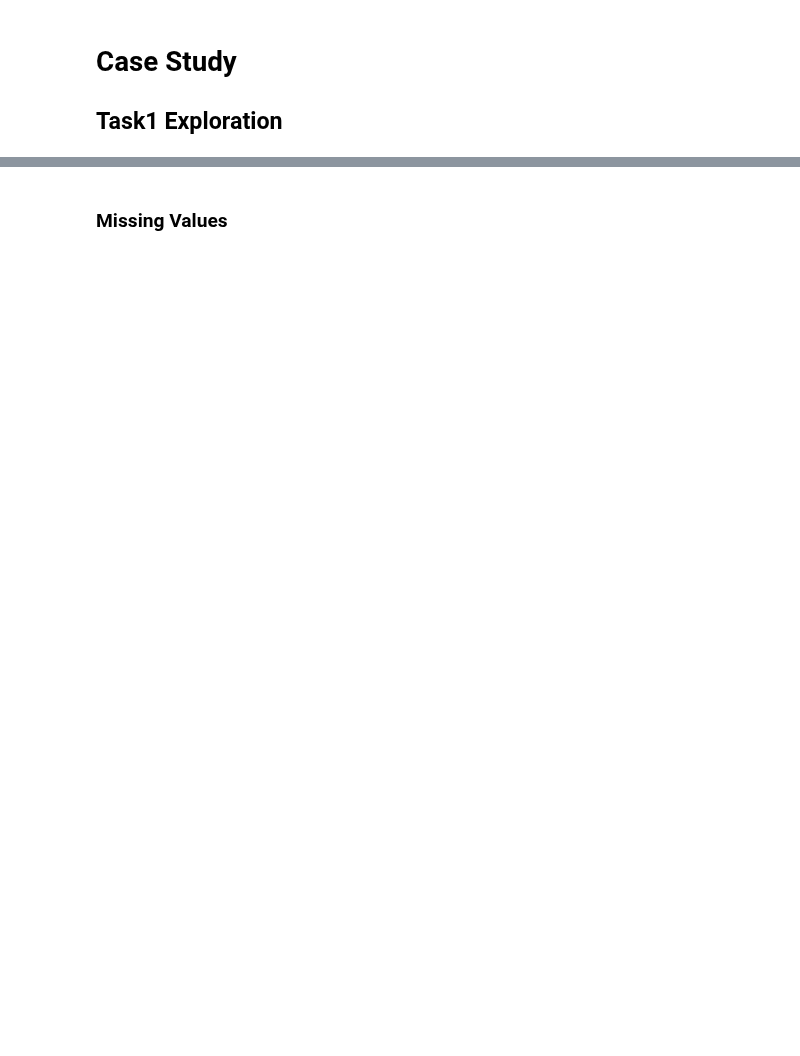
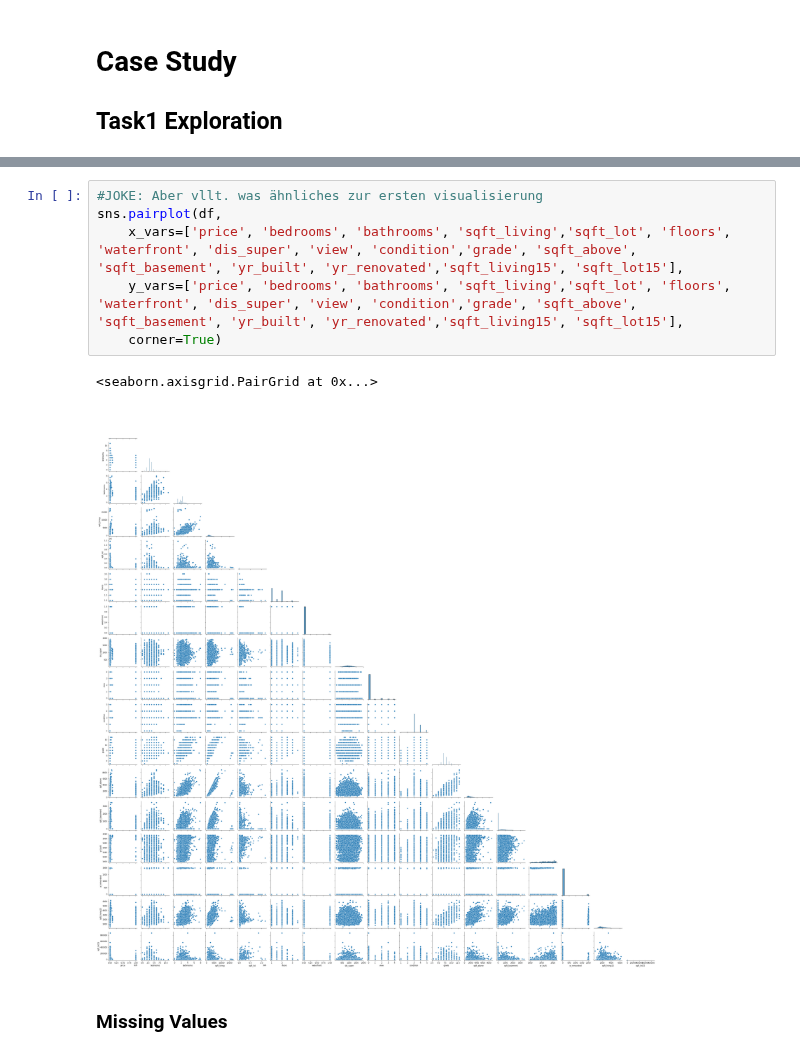
Before and after one commit to robring/advancedDatascience_CaseStudy, a Jupyter notebook: 01_Exploration.ipynb, the cells around one changed output, grey strips where cells are left out. Drawn from its saved outputs; the diff is of its cells as text; blank space fills up the shorter version.

```diff
--- a/01_Exploration.ipynb
+++ b/01_Exploration.ipynb
@@ -12,2 +30,11 @@ df = df.iloc[:, 1:]
+# %%
+#JOKE: Aber vllt. was ähnliches zur ersten visualisierung
+sns.pairplot(df,
+    x_vars=['price', 'bedrooms', 'bathrooms', 'sqft_living','sqft_lot', 'floors', 'waterfront', 'dis_super', 'view', 'condition','grade', 'sqft_above', 'sqft_basement', 'yr_built', 'yr_renovated','sqft_living15', 'sqft_lot15'],
+    y_vars=['price', 'bedrooms', 'bathrooms', 'sqft_living','sqft_lot', 'floors', 'waterfront', 'dis_super', 'view', 'condition','grade', 'sqft_above', 'sqft_basement', 'yr_built', 'yr_renovated','sqft_living15', 'sqft_lot15'],
+    corner=True)
+# %% [output]
+<seaborn.axisgrid.PairGrid at 0x...>
+[figure, added]
 # %% [markdown]
 ### Missing Values
```
Also changed, not shown: parts of 8 cells of this notebook.
